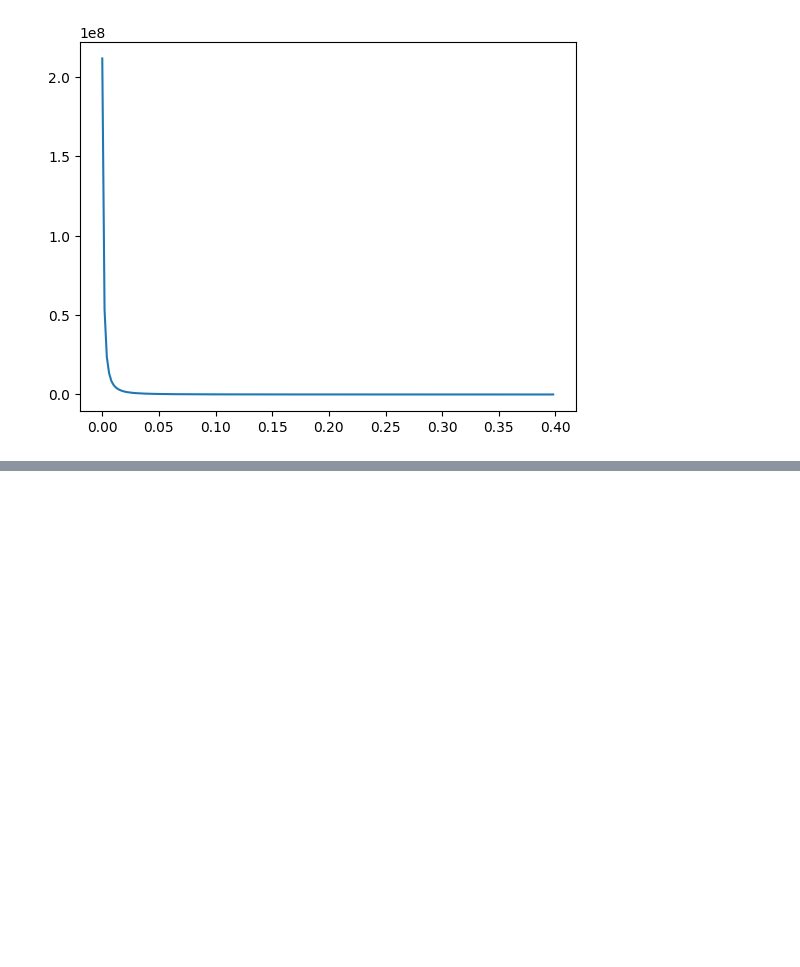
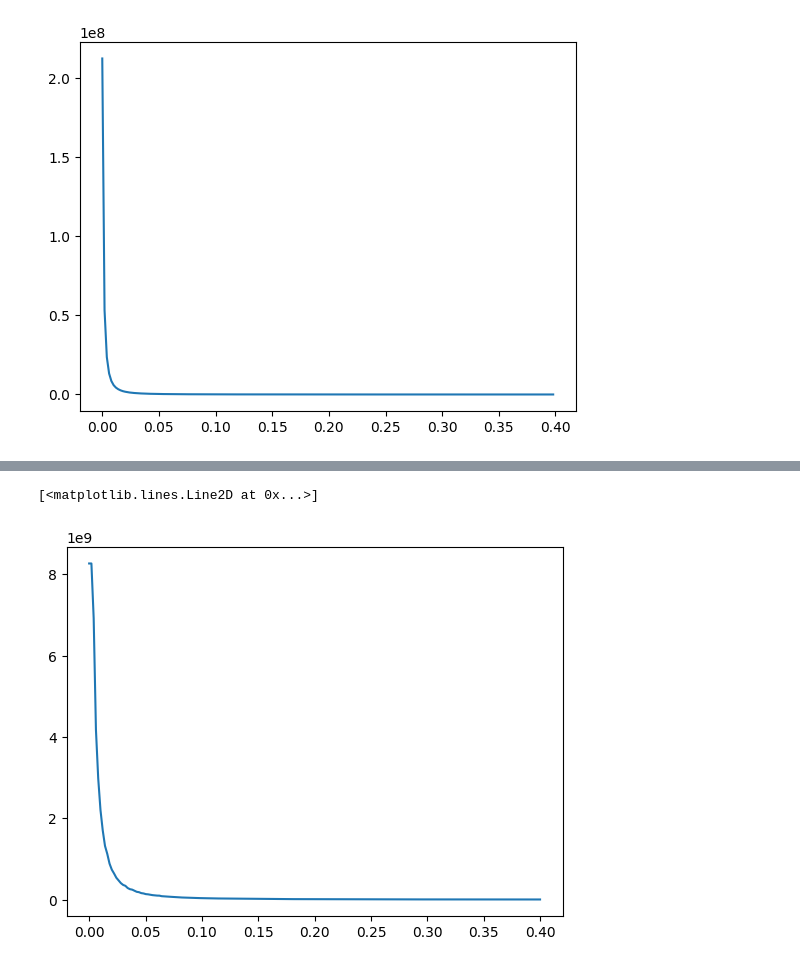
Before and after one commit to seafontes/listas, a Jupyter notebook: stochastic_mechanics/asymmetry.ipynb, the cells around one changed output, grey strips where cells are left out. Saved outputs shown, nothing was run; the diff lists cells and outputs as text; code cells hidden in the pictures; blank space fills up the shorter version.

```diff
--- a/stochastic_mechanics/asymmetry.ipynb
+++ b/stochastic_mechanics/asymmetry.ipynb
@@ -189,0 +210,15 @@ ani  # <-- displays the animation in notebooks
+# %%
+var_array =[]
+e_abs = abs(epsilon)
+
+for i in range(len(hist_array_norm)):
+    var = 0
+    for j in range(len(hist_array_norm[i])):
+        var += (hist_array_norm[i][j]*(bin_centers[j]-e_abs)**2)
+    var_array.append(var)
+
+var_array = np.array(var_array)
+plt.plot(sigmas,1/var_array)
+# %% [output]
+[<matplotlib.lines.Line2D at 0x...>]
+[figure, added]
```
Also changed, not shown: parts of 10 cells of this notebook.
